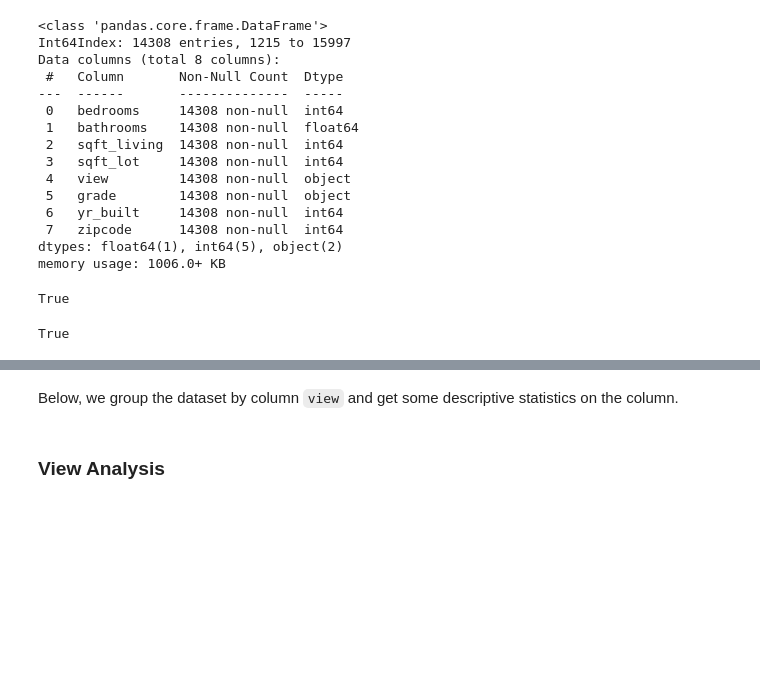
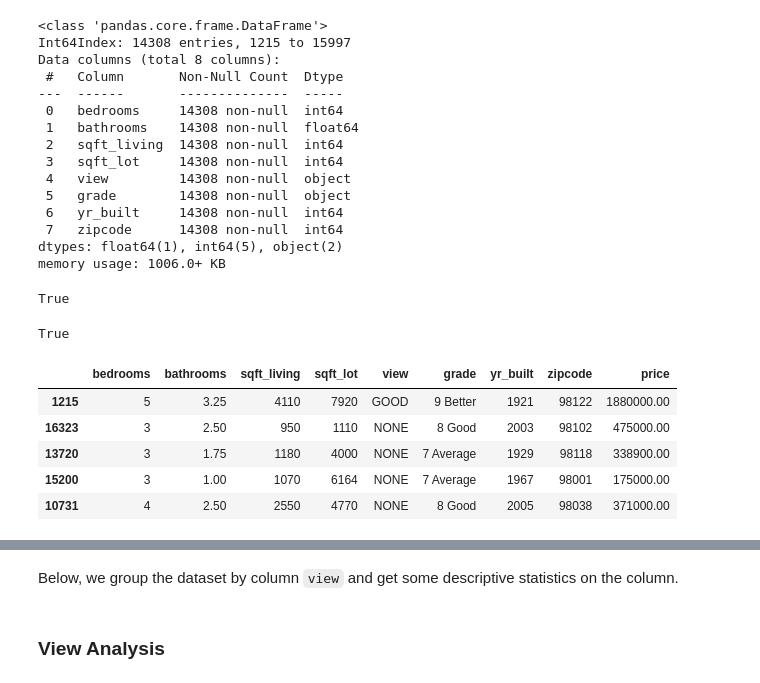
Before and after one commit to xiaohua-su/King_County_Real_Estate_Analysis, a Jupyter notebook: Real_Estate_Analysis.ipynb, the cells around one changed output, grey strips where cells are left out. Saved outputs shown, nothing was run; the diff lists cells and outputs as text; code cells hidden in the pictures; blank space fills up the shorter version.

```diff
--- a/Real_Estate_Analysis.ipynb
+++ b/Real_Estate_Analysis.ipynb
@@ -331,3 +371,12 @@ True
 train_df = pd.concat([X_train, y_train], axis=1)
 
 test_df = pd.concat([X_test, y_test], axis=1)
+# %%
+train_df.head()
+# %% [output]
+|  | bedrooms | bathrooms | sqft_living | sqft_lot | view | grade | yr_built | zipcode | price |
+| 1215 | 5 | 3.25 | 4110 | 7920 | GOOD | 9 Better | 1921 | 98122 | 1880000.00 |
+| 16323 | 3 | 2.50 | 950 | 1110 | NONE | 8 Good | 2003 | 98102 | 475000.00 |
+| 13720 | 3 | 1.75 | 1180 | 4000 | NONE | 7 Average | 1929 | 98118 | 338900.00 |
+| 15200 | 3 | 1.00 | 1070 | 6164 | NONE | 7 Average | 1967 | 98001 | 175000.00 |
+| 10731 | 4 | 2.50 | 2550 | 4770 | NONE | 8 Good | 2005 | 98038 | 371000.00 |
```
Also changed, not shown: parts of 22 cells of this notebook.
